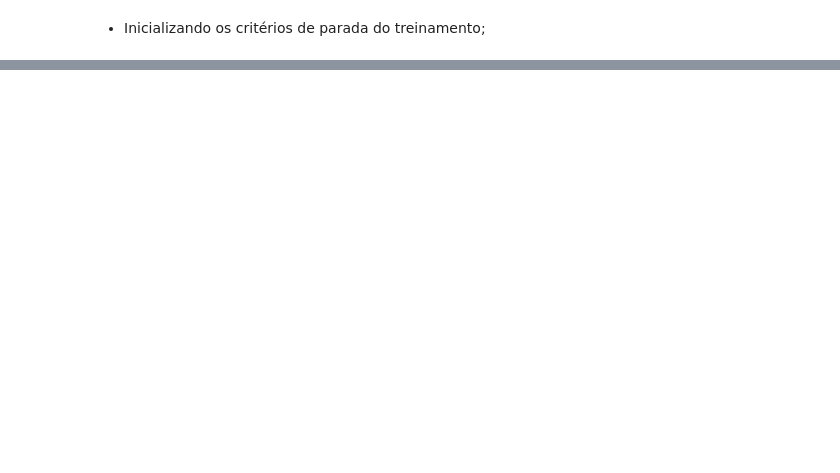
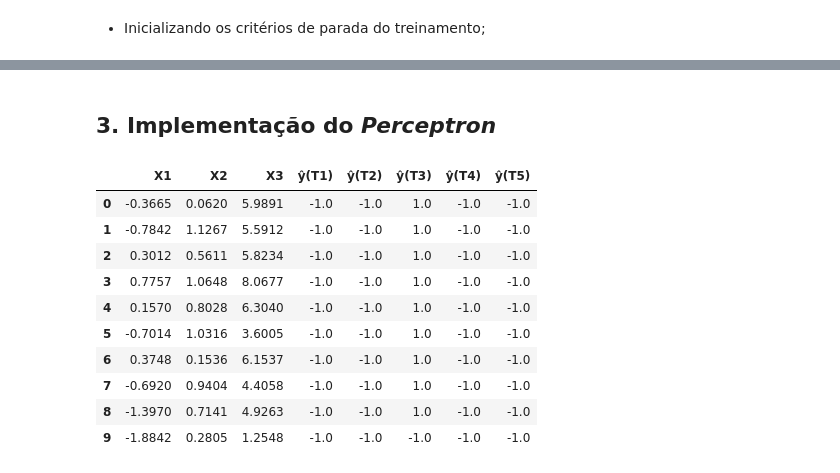
Before and after one commit to Lur4n/RNA, a Jupyter notebook: atividades/perceptron-petroleo.ipynb, the cells around one changed output, grey strips where cells are left out. Saved outputs shown, nothing was run; the diff lists cells and outputs as text; code cells hidden in the pictures; blank space fills up the shorter version.

```diff
--- a/atividades/perceptron-petroleo.ipynb
+++ b/atividades/perceptron-petroleo.ipynb
@@ -211,0 +207,48 @@ df_pesos
+# %% [markdown]
+## 3. Implementação do *Perceptron*
+# %%
+# lê os dados de teste
+dados_classificacao = pd.read_csv('../data-sets/tabela_classificacao.csv', sep=';', usecols=['x1', 'x2', 'x3'])
+n_amostras_teste = dados_classificacao.shape[0]
+bias = np.ones((n_amostras_teste, 1)) * -1
+x_teste = np.hstack((dados_classificacao, bias))
+
+previsoes_treinamento = []
+for i in range(n_treinamentos):
+   # vetor que recebe as previsões da rna para o treino i
+   yhat_teste = np.zeros(n_amostras_teste)
+   # fazendo as previsoes pra cada modelo de treino
+   for j in range(n_amostras_teste):
+      yhat_teste[j] = previsao(pesos_finais[i], x_teste[j, :])
+   previsoes_treinamento.append(yhat_teste) # guardando as
+
+# converte a lista de previsões em array 2D (treinos x_teste amostras)
+previsoes_array = np.array(previsoes_treinamento)
+
+# transpõe pra (amostras x treinos)
+previsoes_transpostas = previsoes_array.T
+
+# junta tudo: amostras + dados_classificacao + previsões
+resultado = np.hstack((dados_classificacao, previsoes_transpostas))
+
+# nomes das colunas
+colunas_x = ['X1', 'X2', 'X3']
+colunas_prev = [f'ŷ(T{i+1})' for i in range(previsoes_transpostas.shape[1])]
+colunas = colunas_x + colunas_prev
+
+# cria o DataFrame final
+df_final = pd.DataFrame(resultado, columns=colunas)
+
+df_final
+# %% [output]
+|  | X1 | X2 | X3 | ŷ(T1) | ŷ(T2) | ŷ(T3) | ŷ(T4) | ŷ(T5) |
+| 0 | -0.3665 | 0.0620 | 5.9891 | -1.0 | -1.0 | 1.0 | -1.0 | -1.0 |
+| 1 | -0.7842 | 1.1267 | 5.5912 | -1.0 | -1.0 | 1.0 | -1.0 | -1.0 |
+| 2 | 0.3012 | 0.5611 | 5.8234 | -1.0 | -1.0 | 1.0 | -1.0 | -1.0 |
+| 3 | 0.7757 | 1.0648 | 8.0677 | -1.0 | -1.0 | 1.0 | -1.0 | -1.0 |
+| 4 | 0.1570 | 0.8028 | 6.3040 | -1.0 | -1.0 | 1.0 | -1.0 | -1.0 |
+| 5 | -0.7014 | 1.0316 | 3.6005 | -1.0 | -1.0 | 1.0 | -1.0 | -1.0 |
+| 6 | 0.3748 | 0.1536 | 6.1537 | -1.0 | -1.0 | 1.0 | -1.0 | -1.0 |
+| 7 | -0.6920 | 0.9404 | 4.4058 | -1.0 | -1.0 | 1.0 | -1.0 | -1.0 |
+| 8 | -1.3970 | 0.7141 | 4.9263 | -1.0 | -1.0 | 1.0 | -1.0 | -1.0 |
+| 9 | -1.8842 | 0.2805 | 1.2548 | -1.0 | -1.0 | -1.0 | -1.0 | -1.0 |
```
Also changed, not shown: parts of 32 cells of this notebook, 4 other files.
